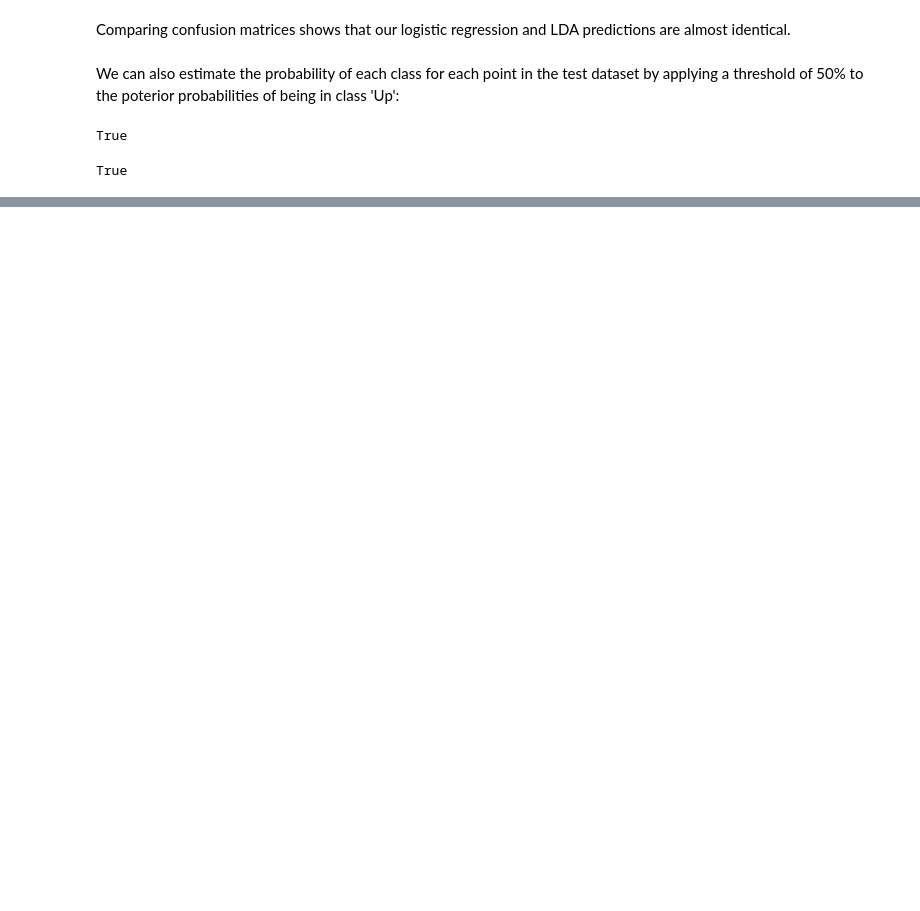
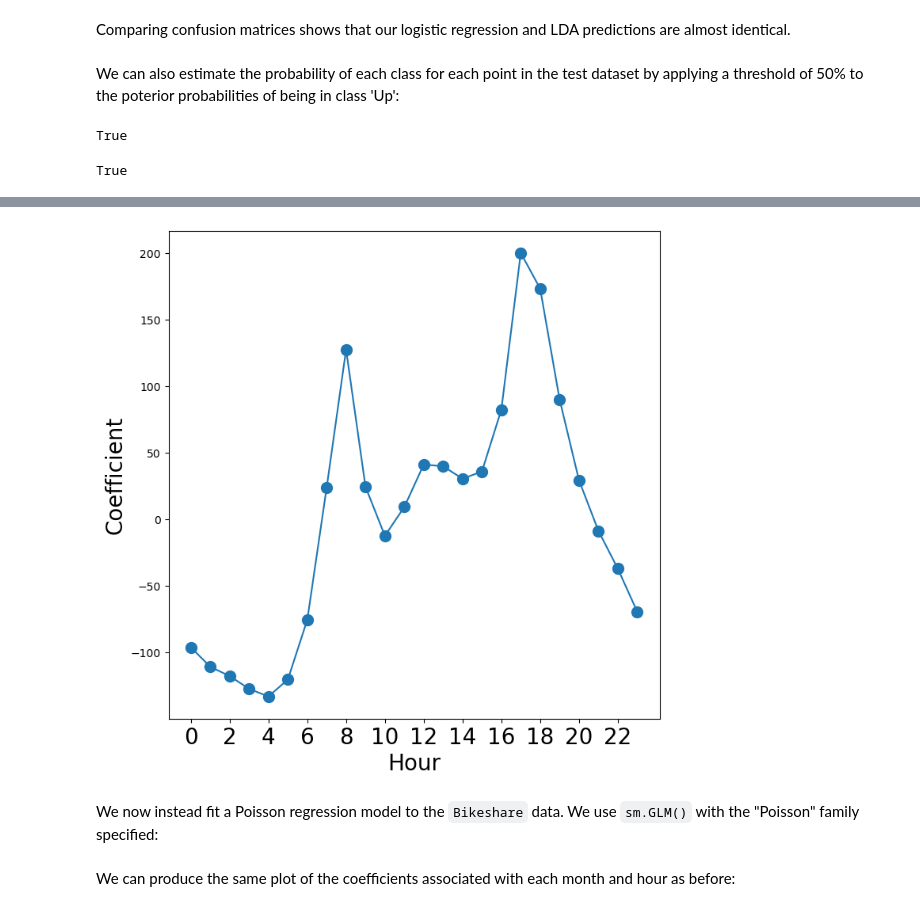
Before and after one commit to richhuwtaylor/introduction-to-statistical-learning, a Jupyter notebook: Chapter_4_Classification/Chapter_4_Classification_Lab.ipynb, the cells around one changed output, grey strips where cells are left out. Saved outputs shown, nothing was run; the diff lists cells and outputs as text; code cells hidden in the pictures; blank space fills up the shorter version.

```diff
--- a/Chapter_4_Classification/Chapter_4_Classification_Lab.ipynb
+++ b/Chapter_4_Classification/Chapter_4_Classification_Lab.ipynb
@@ -260,0 +678,19 @@ True
+# %%
+coef_hr = S2[S2.index.str.contains('hr')]['coef']
+coef_hr = coef_hr.reindex(['hr[{0}]'.format(h) for h in range(23)])
+coef_hr = pd.concat([
+    coef_hr,
+    pd.Series([-coef_hr.sum()], index=['hr[23]'])
+])
+# %%
+fig_hr, ax_hr = plt.subplots(figsize=(8,8))
+x_hr = np.arange(coef_hr.shape[0])
+ax_hr.plot(x_hr, coef_hr, marker='o', ms=10)
+ax_hr.set_xticks(x_hr[::2])
+ax_hr.set_xticklabels(range(24)[::2], fontsize=20)
+ax_hr.set_xlabel('Hour', fontsize=20)
+ax_hr.set_ylabel('Coefficient', fontsize=20)
+# %% [output]
+[figure, added]
+# %% [markdown]
+We now instead fit a Poisson regression model to the `Bikeshare` data. We use `sm.GLM()` with the "Poisson" family specified:
@@ -260,0 +699,2 @@ True
+# %% [markdown]
+We can produce the same plot of the coefficients associated with each month and hour as before:
```
Also changed, not shown: parts of 67 cells of this notebook.
